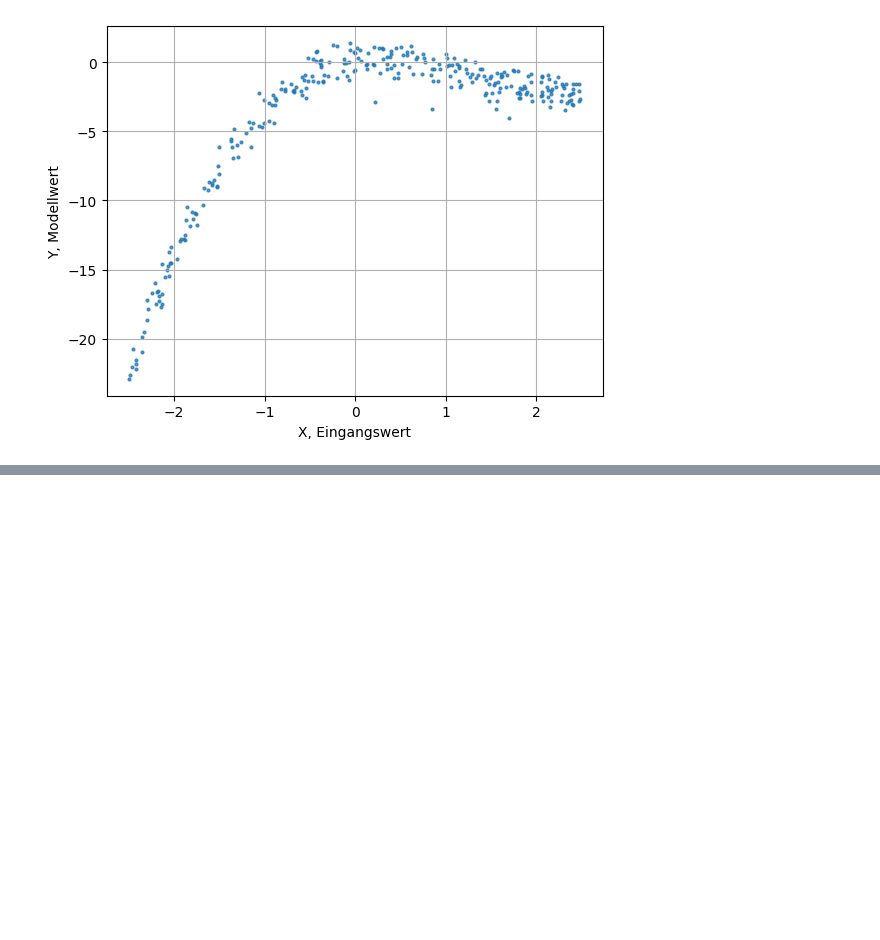
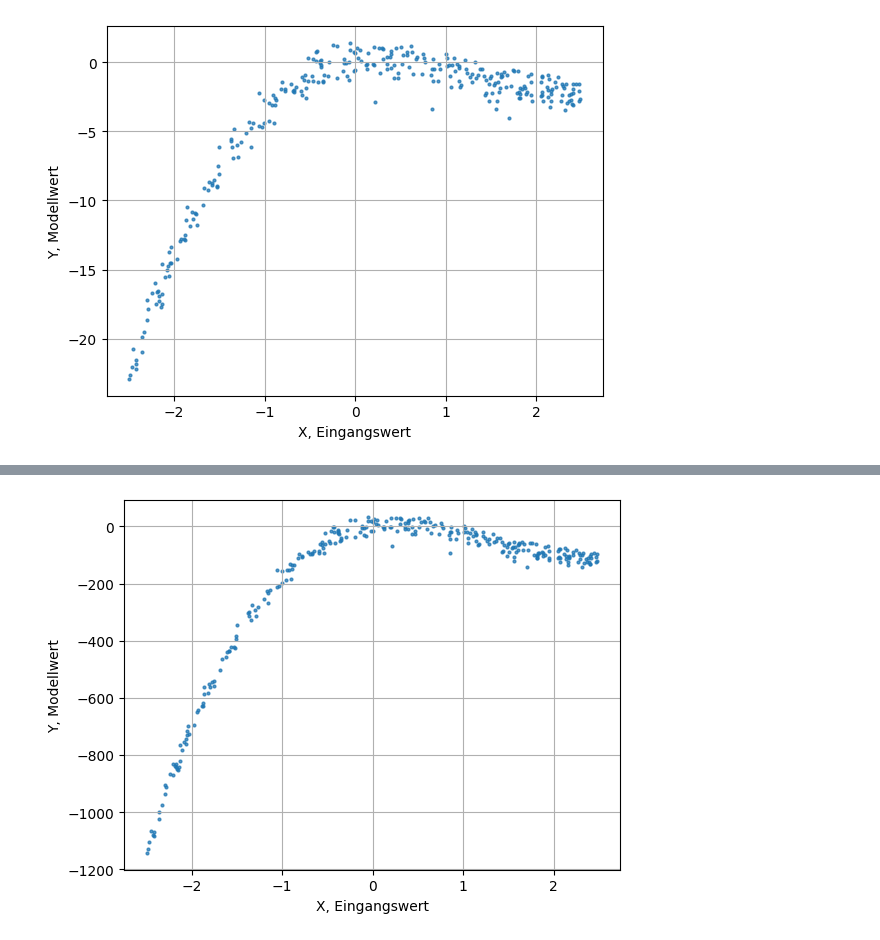
Before and after one commit to ArnoldIntelligence/KI-Vorlesung, a Jupyter notebook: notebooks/03-ueberwachtes_lernen.ipynb, the cells around one changed output, grey strips where cells are left out. Drawn from its saved outputs; the diff is of its cells as text; code cells hidden in the pictures; blank space fills up the shorter version.

Commit message:
Autoencoder und Normalisierung
Kapitel über Autoencoder (undercomplete Autoencoder) hinzugefügt.
Im Abschnitt überwachtes Lernen die Themen Normalisierung und Overfitting ergänzt.

```diff
--- a/notebooks/03-ueberwachtes_lernen.ipynb
+++ b/notebooks/03-ueberwachtes_lernen.ipynb
@@ -903,0 +1098,17 @@ Aufteilung in Trainings und Test Daten. Normierung der Werte.
+# %%
+def true_fun(x):
+    return 25*x**3 - 100.0*x**2 + 50.0*x
+
+rng = np.random.default_rng(0)
+N = 300
+X = rng.uniform(-2.5, 2.5, size=(N, 1))
+Y = true_fun(X) + rng.normal(0, 20.0, size=(N, 1))
+
+# grafische Darstellung der Funktion
+
+plt.scatter(X, Y, s=4, alpha=0.75)
+plt.xlabel("X, Eingangswert")
+plt.ylabel("Y, Modellwert")
+plt.grid()
+# %% [output]
+[figure, added]
```
Also changed, not shown: parts of 49 cells of this notebook, 8 other files.
